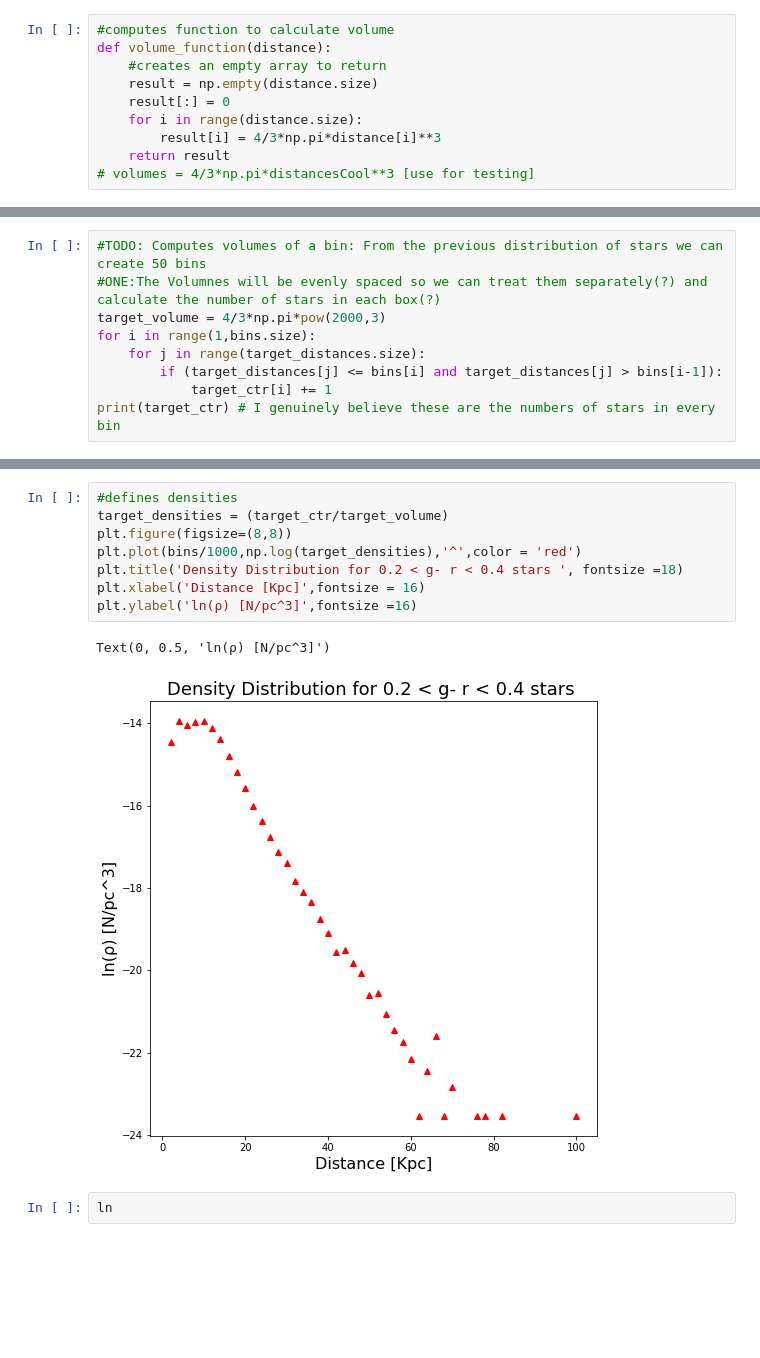
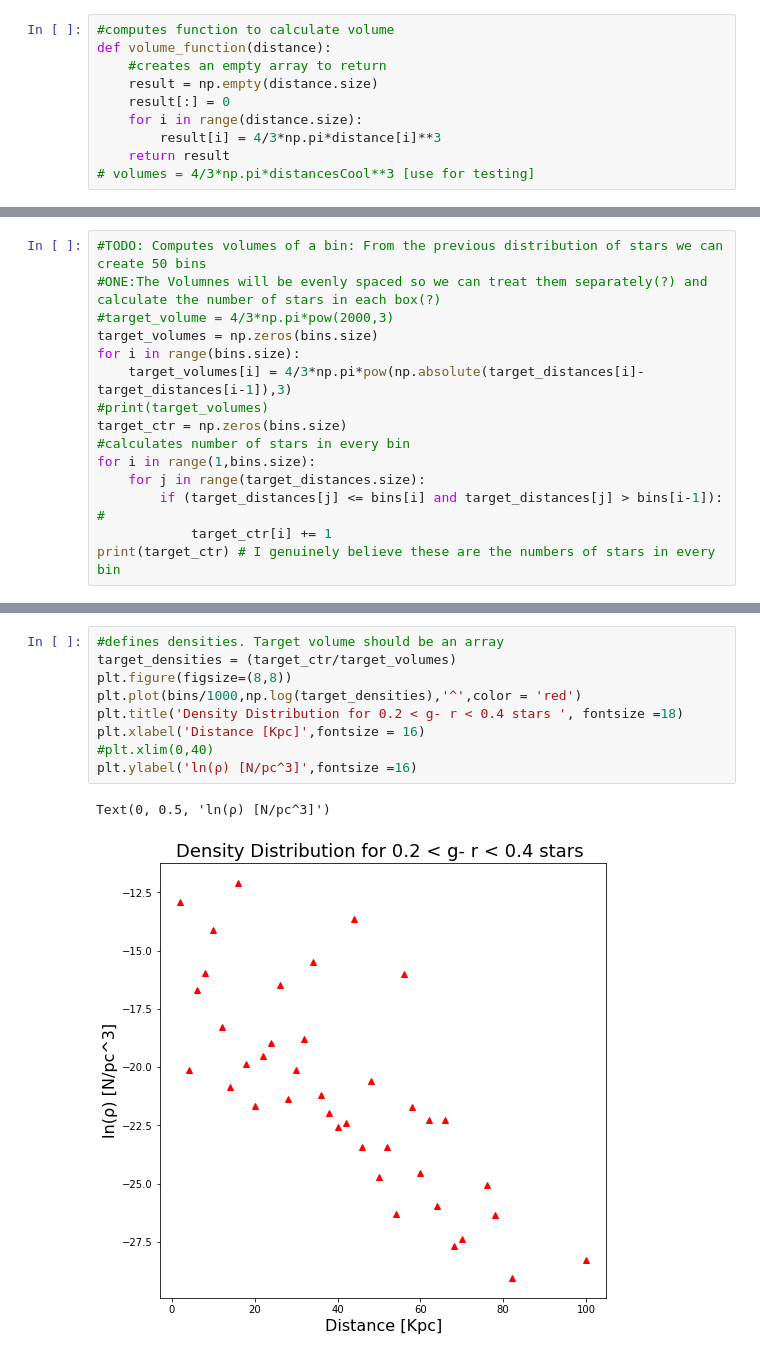
Before and after one commit to aquinocosme/ASTR3190-Introduction-to-Research-in-Astronomy, a Jupyter notebook: Research/ResearchProject_AquinoOvelar.ipynb, the cells around one changed output, grey strips where cells are left out. Saved outputs shown, nothing was run; the diff lists cells and outputs as text; blank space fills up the shorter version.

```diff
--- a/Research/ResearchProject_AquinoOvelar.ipynb
+++ b/Research/ResearchProject_AquinoOvelar.ipynb
@@ -205,10 +210,16 @@ The minimum distance is: 577.277196 parsec
 # %%
 #TODO: Computes volumes of a bin: From the previous distribution of stars we can create 50 bins
 #ONE:The Volumnes will be evenly spaced so we can treat them separately(?) and calculate the number of stars in each box(?)
-target_volume = 4/3*np.pi*pow(2000,3)
+#target_volume = 4/3*np.pi*pow(2000,3)
+target_volumes = np.zeros(bins.size)
+for i in range(bins.size):
+    target_volumes[i] = 4/3*np.pi*pow(np.absolute(target_distances[i]-target_distances[i-1]),3)
+#print(target_volumes)
+target_ctr = np.zeros(bins.size)
+#calculates number of stars in every bin
 for i in range(1,bins.size):
     for j in range(target_distances.size):
-        if (target_distances[j] <= bins[i] and target_distances[j] > bins[i-1]):
+        if (target_distances[j] <= bins[i] and target_distances[j] > bins[i-1]): #
             target_ctr[i] += 1
 print(target_ctr) # I genuinely believe these are the numbers of stars in every bin
 # %% [output]
@@ -224,13 +235,12 @@ print(target_ctr) # I genuinely believe these are the numbers of stars in every
-# %%
-#defines densities
-target_densities = (target_ctr/target_volume)
-plt.figure(figsize=(8,8))
-plt.plot(bins/1000,np.log(target_densities),'^',color = 'red')
-plt.title('Density Distribution for 0.2 < g- r < 0.4 stars ', fontsize =18)
-plt.xlabel('Distance [Kpc]',fontsize = 16)
-plt.ylabel('ln(ρ) [N/pc^3]',fontsize =16)
-# %% [output]
-Text(0, 0.5, 'ln(ρ) [N/pc^3]')
-[figure, removed]
-# %%
-ln
+# %%
+#defines densities. Target volume should be an array
+target_densities = (target_ctr/target_volumes)
+plt.figure(figsize=(8,8))
+plt.plot(bins/1000,np.log(target_densities),'^',color = 'red')
+plt.title('Density Distribution for 0.2 < g- r < 0.4 stars ', fontsize =18)
+plt.xlabel('Distance [Kpc]',fontsize = 16)
+#plt.xlim(0,40)
+plt.ylabel('ln(ρ) [N/pc^3]',fontsize =16)
+# %% [output]
+Text(0, 0.5, 'ln(ρ) [N/pc^3]')
+[figure, added]
```
Also changed, not shown: parts of 6 cells of this notebook.
